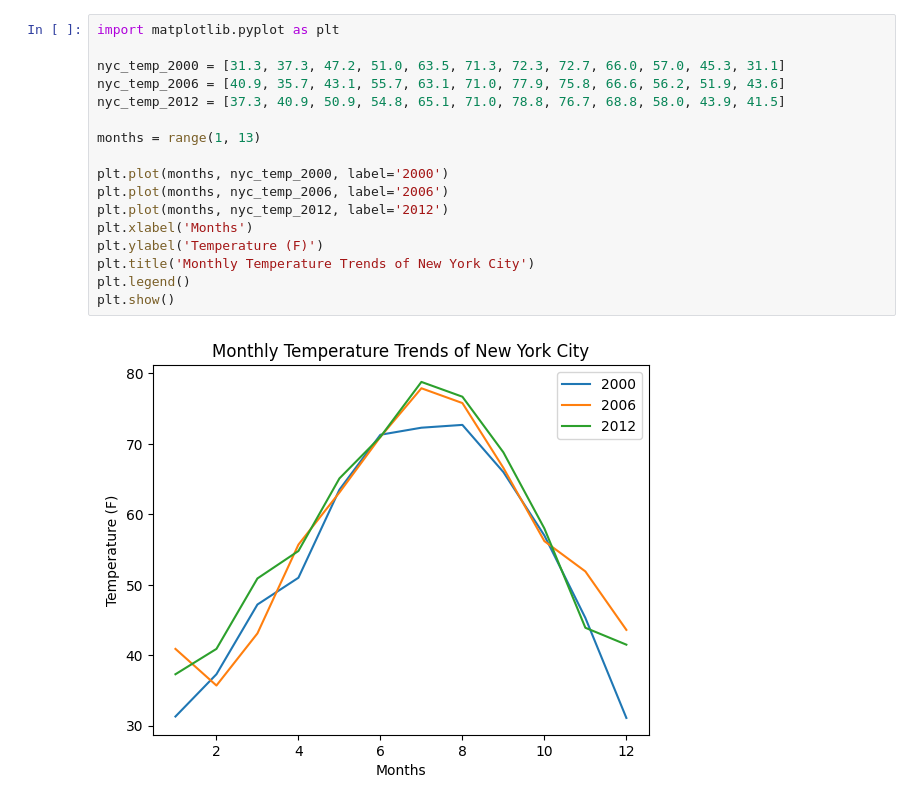
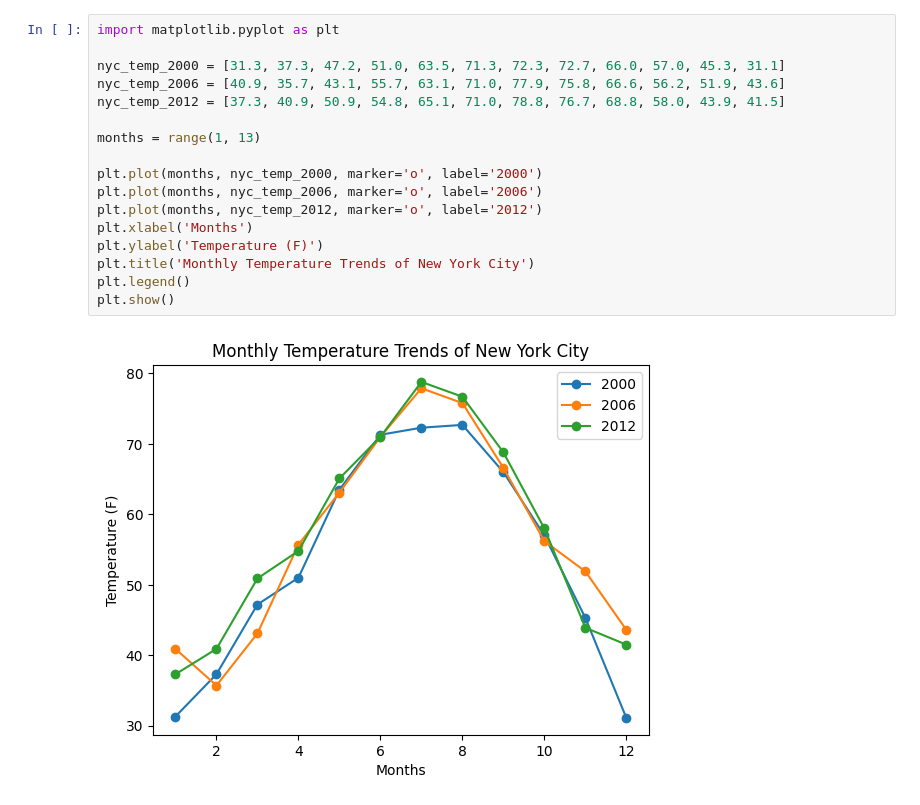
Before and after one commit to ivycollegiate-development/comparing-the-monthly-temperature-trends-comp_math, a Jupyter notebook: MrJones/MrJones.ipynb, the cells around one changed output. Saved outputs shown, nothing was run; the diff lists cells and outputs as text.

Commit message:
Adds markers

```diff
--- a/MrJones/MrJones.ipynb
+++ b/MrJones/MrJones.ipynb
@@ -1,19 +1,19 @@
 # %%
 import matplotlib.pyplot as plt
 
 nyc_temp_2000 = [31.3, 37.3, 47.2, 51.0, 63.5, 71.3, 72.3, 72.7, 66.0, 57.0, 45.3, 31.1]
 nyc_temp_2006 = [40.9, 35.7, 43.1, 55.7, 63.1, 71.0, 77.9, 75.8, 66.6, 56.2, 51.9, 43.6]
 nyc_temp_2012 = [37.3, 40.9, 50.9, 54.8, 65.1, 71.0, 78.8, 76.7, 68.8, 58.0, 43.9, 41.5]
 
 months = range(1, 13)
 
-plt.plot(months, nyc_temp_2000, label='2000')
-plt.plot(months, nyc_temp_2006, label='2006')
-plt.plot(months, nyc_temp_2012, label='2012')
+plt.plot(months, nyc_temp_2000, marker='o', label='2000')
+plt.plot(months, nyc_temp_2006, marker='o', label='2006')
+plt.plot(months, nyc_temp_2012, marker='o', label='2012')
 plt.xlabel('Months')
 plt.ylabel('Temperature (F)')
 plt.title('Monthly Temperature Trends of New York City')
 plt.legend()
 plt.show()
 # %% [output]
-[figure, old version]
+[figure, new version]
```
